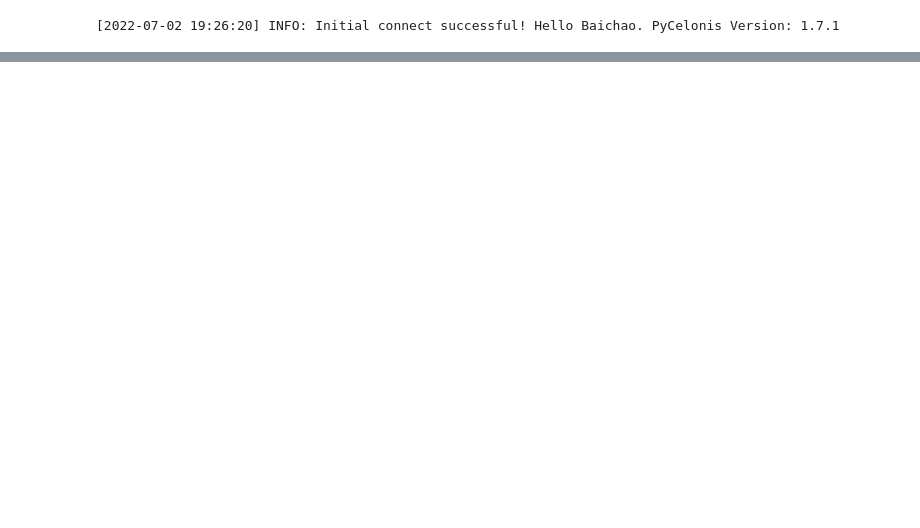
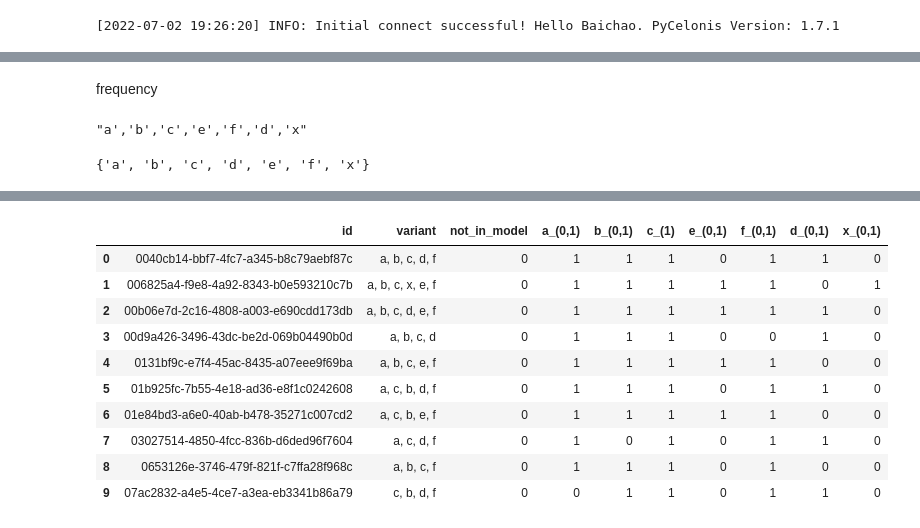
Before and after one commit to ccjake/lab-declarative-Conformance-Checking, a Jupyter notebook: Sprint 3 Conformane Checking.ipynb, the cells around one changed output, grey strips where cells are left out. Cells and saved outputs as stored; diff of their text form; code cells hidden in the pictures; blank space fills up the shorter version.

Commit message:
conformance check in backend finished

```diff
--- a/Sprint 3 Conformane Checking.ipynb
+++ b/Sprint 3 Conformane Checking.ipynb
@@ -47,0 +15,7 @@ cn.set_datamodel("rum_example")
+# %%
+cn.set_datamodel('synthetic')
+# %%
+datamodel = cn.get_datamodel()
+#  synthetic_event_log_xes
+datamodel
+table = "synthetic_event_log_xes"
@@ -47,0 +50,2 @@ cn.set_datamodel("rum_example")
+# %%
+variant_df,activities = variant_table(datamodel,table="synthetic_event_log_xes")
@@ -47,0 +80,9 @@ cn.set_datamodel("rum_example")
+# %%
+select_id = str("','".join(variant_df['variant_id'].tolist()))
+print(select_id)
+pql = PQL()
+pql.add(PQLFilter("FILTER DOMAIN \"synthetic_event_log_xes_CASES\".\"Case ID\" IN ( '"+ select_id +"' )"))
+pql.add(PQLColumn(name = "id",query = '"'+table+'"."Case Id"'))
+# pql.add(PQLColumn(name = "act",query = '"'+table+'"."concept:name"'))
+df = datamodel.get_data_frame(pql)
+df
@@ -47,0 +381,44 @@ cn.set_datamodel("rum_example")
+# %% [markdown]
+frequency
+# %%
+"','".join(list(model['activ_freq'].keys()))
+# %% [output]
+"a','b','c','e','f','d','x"
+# %%
+activities
+# %% [output]
+{'a', 'b', 'c', 'd', 'e', 'f', 'x'}
+# %%
+pql = PQL()
+pql.add(PQLFilter("FILTER DOMAIN \"synthetic_event_log_xes_CASES\".\"Case ID\" IN ( '"+ select_id +"' )"))
+
+pql.add(PQLColumn(name = "id",query = '"'+table+'_CASES"."Case Id"'))
+pql.add(PQLColumn(name='variant',query = 'VARIANT ( "'+table+'"."concept:name" ) '))
+
+def conformance_frequency(activity,table):
+    all_act_in_model ="('"+"','".join(list(activity.keys()))+"')"
+    print(all_act_in_model)
+    pql_list = []
+    pql_list.append(PQLColumn(name='not_in_model',query = 'SUM(CASE WHEN ("' + table + '"."concept:name") in ' + all_act_in_model + "THEN 0 ELSE -1 END)"))
+    for ac in activity.keys():
+        calc_reworl = 'CALC_REWORK("'+table+'"."concept:name" IN (\''+ ac+'\'))'
+        freq = "("+",".join(map(str,list(activity[ac])))+")"
+        query = "CASE WHEN " + calc_reworl + "=0 AND 0 IN "+ freq +" THEN 0 WHEN "+ calc_reworl + ">0 AND "+ calc_reworl + " IN " + freq + "THEN 1 ELSE -1 END"
+#         print(calc_reworl)
+#         print(freq)
+#         print(query)
+        pql_list.append(PQLColumn(name = ac+"_"+freq,query=query))
+    return pql_list
+
+
+act = model['activ_freq'].copy()
+
+# del act['b']
+l = conformance_frequency(act,table)
+for pqlc in l:
+    pql += pqlc
+
+
+df = datamodel.get_data_frame(pql)
+df
+# %% [output]
@@ -47,0 +428,11 @@ cn.set_datamodel("rum_example")
+|  | id | variant | not_in_model | a_(0,1) | b_(0,1) | c_(1) | e_(0,1) | f_(0,1) | d_(0,1) | x_(0,1) |
+| 0 | 0040cb14-bbf7-4fc7-a345-b8c79aebf87c | a, b, c, d, f | 0 | 1 | 1 | 1 | 0 | 1 | 1 | 0 |
+| 1 | 006825a4-f9e8-4a92-8343-b0e593210c7b | a, b, c, x, e, f | 0 | 1 | 1 | 1 | 1 | 1 | 0 | 1 |
+| 2 | 00b06e7d-2c16-4808-a003-e690cdd173db | a, b, c, d, e, f | 0 | 1 | 1 | 1 | 1 | 1 | 1 | 0 |
+| 3 | 00d9a426-3496-43dc-be2d-069b04490b0d | a, b, c, d | 0 | 1 | 1 | 1 | 0 | 0 | 1 | 0 |
+| 4 | 0131bf9c-e7f4-45ac-8435-a07eee9f69ba | a, b, c, e, f | 0 | 1 | 1 | 1 | 1 | 1 | 0 | 0 |
+| 5 | 01b925fc-7b55-4e18-ad36-e8f1c0242608 | a, c, b, d, f | 0 | 1 | 1 | 1 | 0 | 1 | 1 | 0 |
+| 6 | 01e84bd3-a6e0-40ab-b478-35271c007cd2 | a, c, b, e, f | 0 | 1 | 1 | 1 | 1 | 1 | 0 | 0 |
+| 7 | 03027514-4850-4fcc-836b-d6ded96f7604 | a, c, d, f | 0 | 1 | 0 | 1 | 0 | 1 | 1 | 0 |
+| 8 | 0653126e-3746-479f-821f-c7ffa28f968c | a, b, c, f | 0 | 1 | 1 | 1 | 0 | 1 | 0 | 0 |
+| 9 | 07ac2832-a4e5-4ce7-a3ea-eb3341b86a79 | c, b, d, f | 0 | 0 | 1 | 1 | 0 | 1 | 1 | 0 |
```
Also changed, not shown: parts of 38 cells of this notebook, 4 other files.
